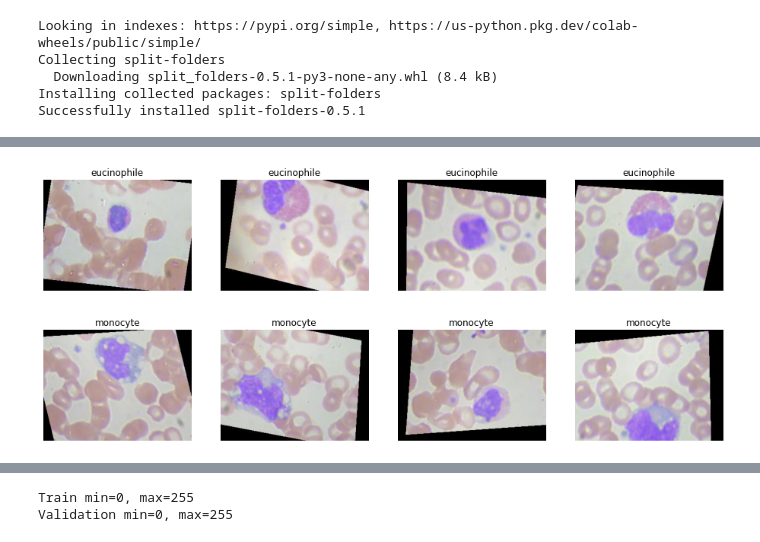
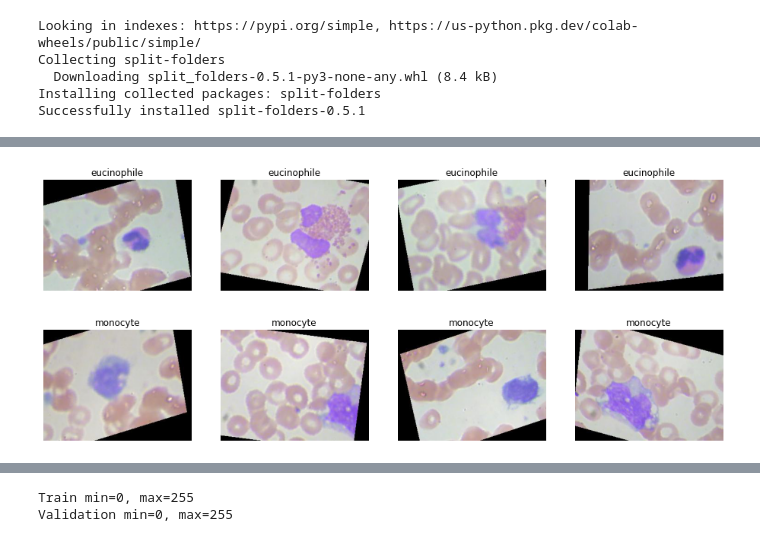
Before and after one commit to Farhansyah15/PraktikumML156-22, a Jupyter notebook: Data_Processing.ipynb, the cells around one changed output, grey strips where cells are left out. Cells and saved outputs as stored; diff of their text form; code cells hidden in the pictures.

```diff
--- a/Data_Processing.ipynb
+++ b/Data_Processing.ipynb
@@ -164,8 +86,8 @@ Validation Label =  (692,)
 import matplotlib.pyplot as plt
 import matplotlib.image as mping
 
-file_train_eosinophil=os.path.join("/content/split_data/train/eosinophil")
-file_train_monocyte=os.path.join("/content/split_data/train/monocyte")
+file_train_eosinophil=os.path.join("/content/drive/MyDrive/Machine Learning/split_data/train/EOSINOPHIL")
+file_train_monocyte=os.path.join("/content/drive/MyDrive/Machine Learning/split_data/train/MONOCYTE")
 
 eosinophil_image = os.listdir(file_train_eosinophil)
 monocyte_image = os.listdir(file_train_monocyte)
@@ -174,35 +96,35 @@ fname1 = [os.path.join(file_train_eosinophil,fname)
         for fname in eosinophil_image[:4]]
 
 fname2 = [os.path.join(file_train_monocyte,fname)
         for fname in monocyte_image[:4]]
 
 ncolu = 4
 nrow = 2
 fig = plt.gcf()
 fig.set_size_inches(ncolu*4,nrow*4)
 for i,fname in enumerate(fname1):
     sp = plt.subplot(2,4,i+1)
     sp.axis('off')
     img = mping.imread(fname)
     plt.title('eucinophile')
     plt.imshow(img)
 plt.show()
 
 ncolu = 4
 nrow = 2
 fig = plt.gcf()
 fig.set_size_inches(ncolu*4,nrow*4)
 for i,fname in enumerate(fname2):
     sp = plt.subplot(2,4,i+1)
     sp.axis('off')
     img = mping.imread(fname)
     plt.title('monocyte')
     plt.imshow(img)
 
 plt.show()
 # %% [output]
-[figure, old version]
+[figure, new version]
-[figure, old version]
+[figure, new version]
 # %%
 # Transformasi label encoder
 from sklearn.preprocessing import LabelEncoder
```
Also changed, not shown: parts of 22 cells of this notebook.
